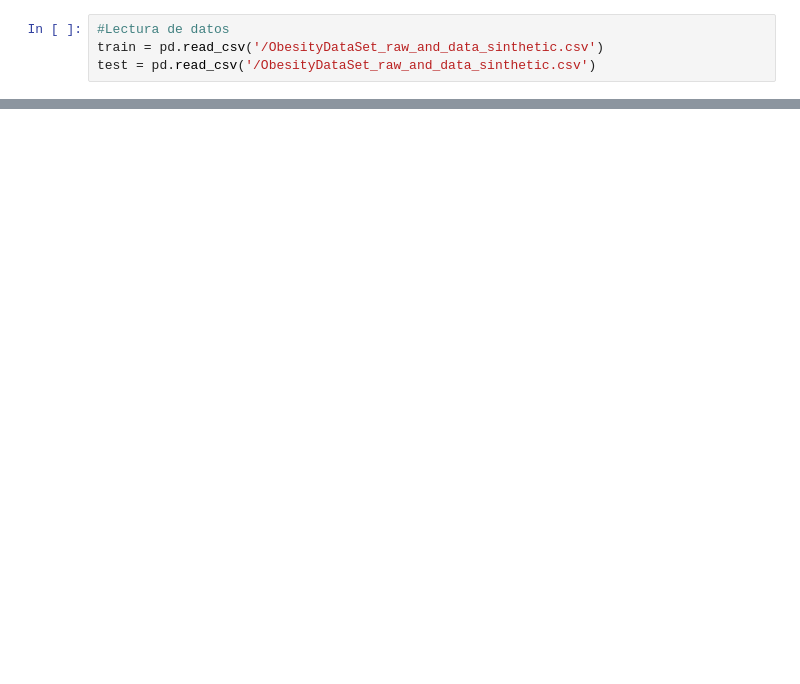
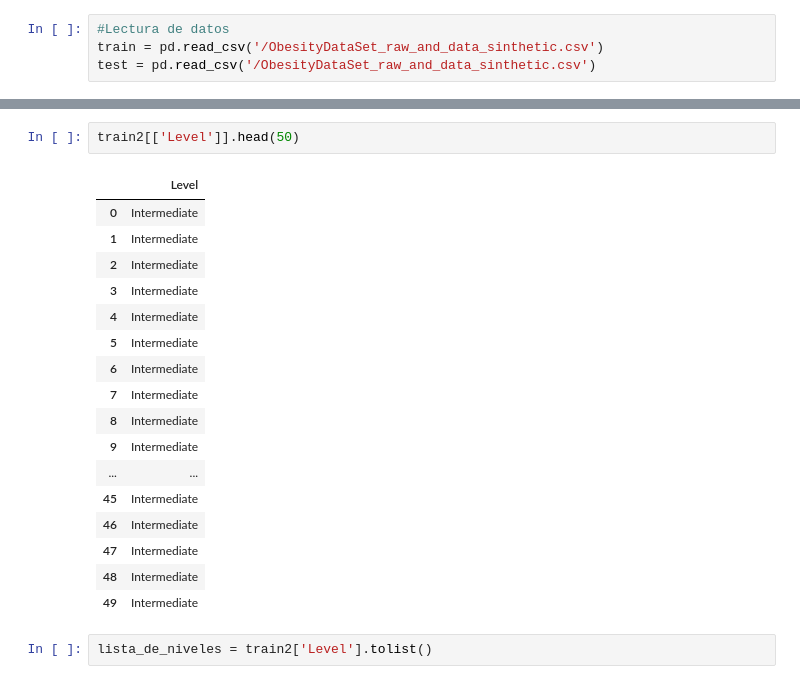
Before and after one commit to SilverFoxMedia-Tesis/IA_01, a Jupyter notebook: Algoritmo_Regresion_V1.ipynb, the cells around one changed output, grey strips where cells are left out. Drawn from its saved outputs; the diff is of its cells as text; blank space fills up the shorter version.

```diff
--- a/Algoritmo_Regresion_V1.ipynb
+++ b/Algoritmo_Regresion_V1.ipynb
@@ -24,0 +29,22 @@ train.head(10)
+# %%
+train2[['Level']].head(50)
+# %% [output]
+|  | Level |
+| 0 | Intermediate |
+| 1 | Intermediate |
+| 2 | Intermediate |
+| 3 | Intermediate |
+| 4 | Intermediate |
+| 5 | Intermediate |
+| 6 | Intermediate |
+| 7 | Intermediate |
+| 8 | Intermediate |
+| 9 | Intermediate |
+| ... | ... |
+| 45 | Intermediate |
+| 46 | Intermediate |
+| 47 | Intermediate |
+| 48 | Intermediate |
+| 49 | Intermediate |
+# %%
+lista_de_niveles = train2['Level'].tolist()
```
Also changed, not shown: parts of 5 cells of this notebook.
